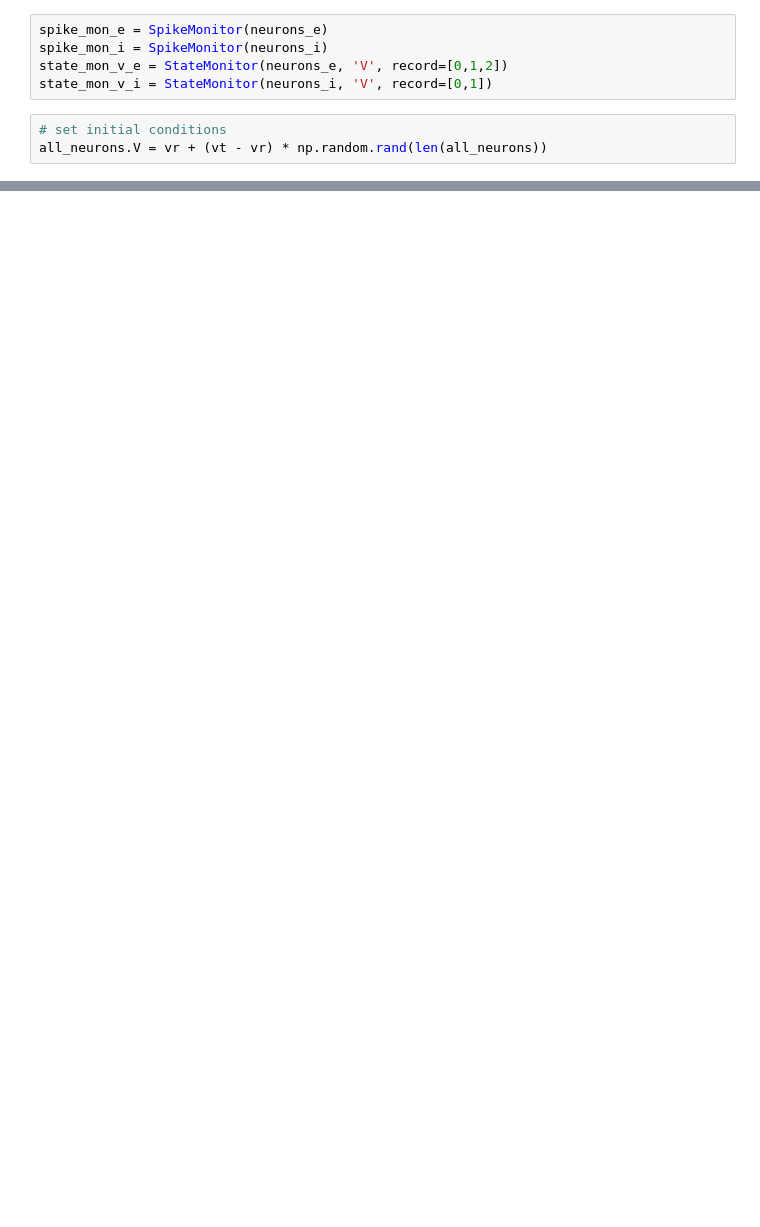
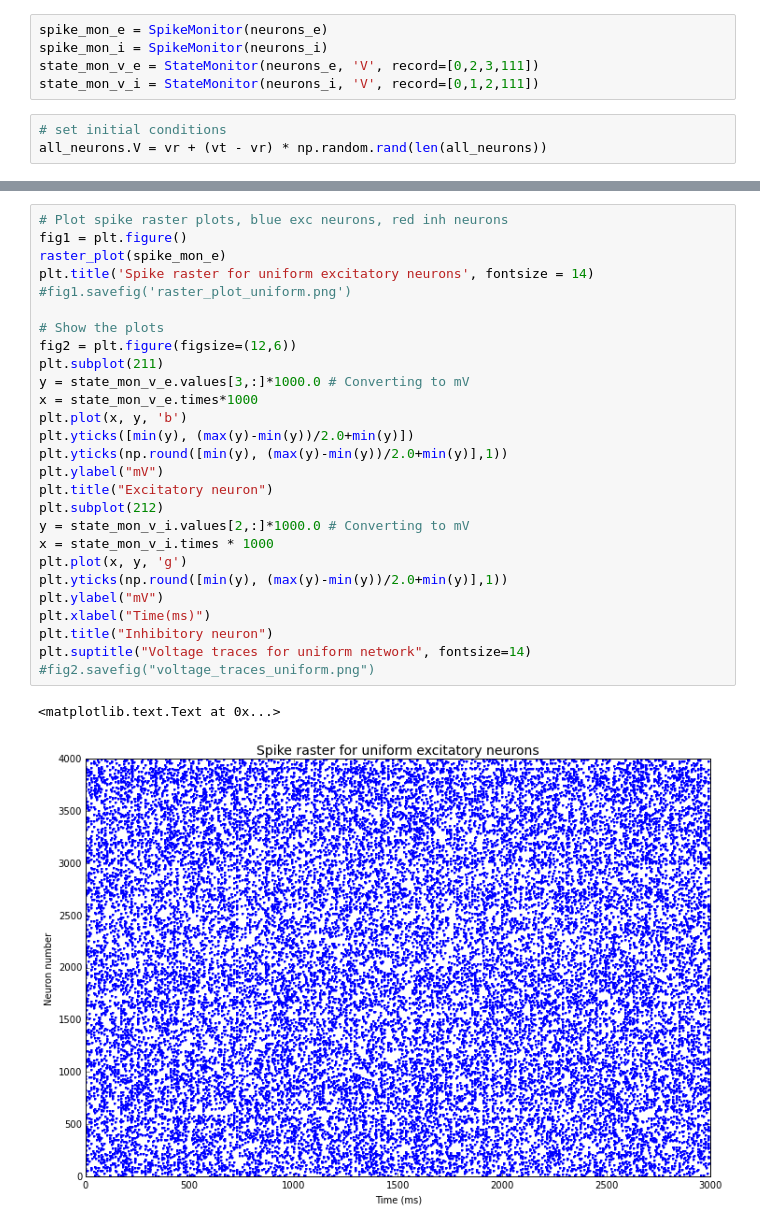
Before and after one commit to janfb/bccn_programming_project5, a Jupyter notebook: Project5_Clustered_Networks.ipynb, the cells around one changed output, grey strips where cells are left out. Saved outputs shown, nothing was run; the diff lists cells and outputs as text; blank space fills up the shorter version.

```diff
--- a/Project5_Clustered_Networks.ipynb
+++ b/Project5_Clustered_Networks.ipynb
@@ -124,8 +124,8 @@ connections.connect_random(all_neurons[n_e:(n_e + n_i)], all_neurons[n_e:(n_e +
 # %%
 spike_mon_e = SpikeMonitor(neurons_e)
 spike_mon_i = SpikeMonitor(neurons_i)
-state_mon_v_e = StateMonitor(neurons_e, 'V', record=[0,1,2])
-state_mon_v_i = StateMonitor(neurons_i, 'V', record=[0,1])
+state_mon_v_e = StateMonitor(neurons_e, 'V', record=[0,2,3,111])
+state_mon_v_i = StateMonitor(neurons_i, 'V', record=[0,1,2,111])
 # %%
 # set initial conditions
 all_neurons.V = vr + (vt - vr) * np.random.rand(len(all_neurons))
@@ -158,0 +137,30 @@ array([ 0.8357612 ,  0.85763592,  0.77753202,  0.70734736,  0.87847518,
+# %%
+# Plot spike raster plots, blue exc neurons, red inh neurons
+fig1 = plt.figure()
+raster_plot(spike_mon_e)
+plt.title('Spike raster for uniform excitatory neurons', fontsize = 14)
+#fig1.savefig('raster_plot_uniform.png')
+
+# Show the plots
+fig2 = plt.figure(figsize=(12,6))
+plt.subplot(211)
+y = state_mon_v_e.values[3,:]*1000.0 # Converting to mV
+x = state_mon_v_e.times*1000
+plt.plot(x, y, 'b')
+plt.yticks([min(y), (max(y)-min(y))/2.0+min(y)])
+plt.yticks(np.round([min(y), (max(y)-min(y))/2.0+min(y)],1))
+plt.ylabel("mV")
+plt.title("Excitatory neuron")
+plt.subplot(212)
+y = state_mon_v_i.values[2,:]*1000.0 # Converting to mV
+x = state_mon_v_i.times * 1000
+plt.plot(x, y, 'g')
+plt.yticks(np.round([min(y), (max(y)-min(y))/2.0+min(y)],1))
+plt.ylabel("mV")
+plt.xlabel("Time(ms)")
+plt.title("Inhibitory neuron")
+plt.suptitle("Voltage traces for uniform network", fontsize=14)
+#fig2.savefig("voltage_traces_uniform.png")
+# %% [output]
+<matplotlib.text.Text at 0x...>
+[figure, added]
```
Also changed, not shown: parts of 5 cells of this notebook, 1 other file.
